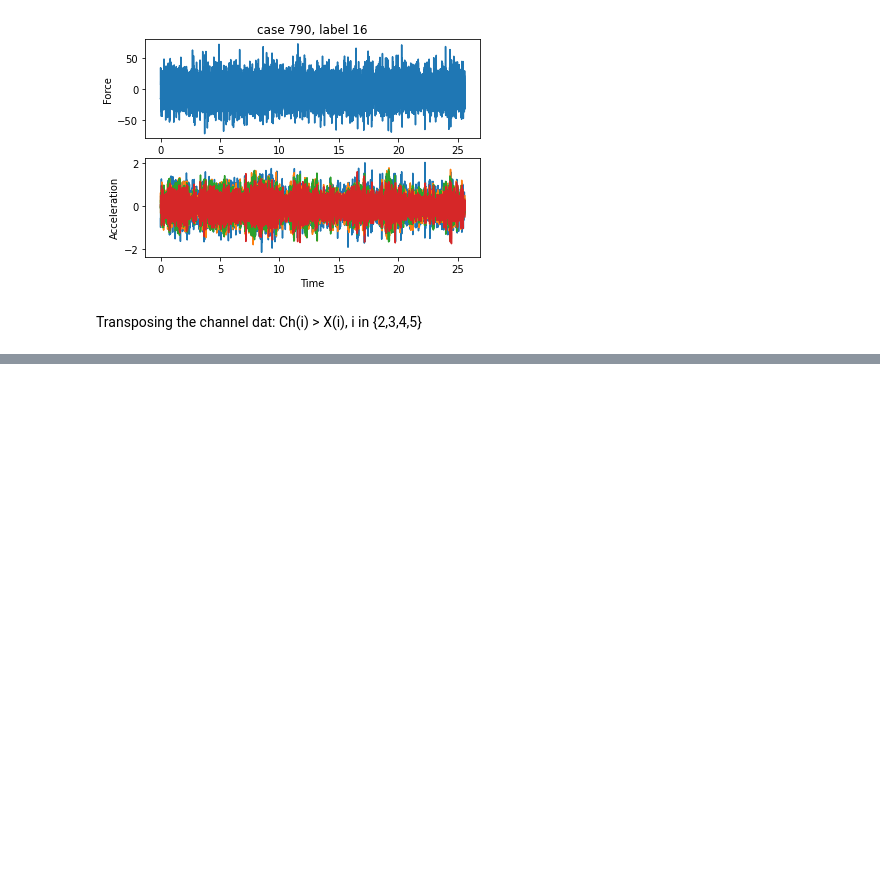
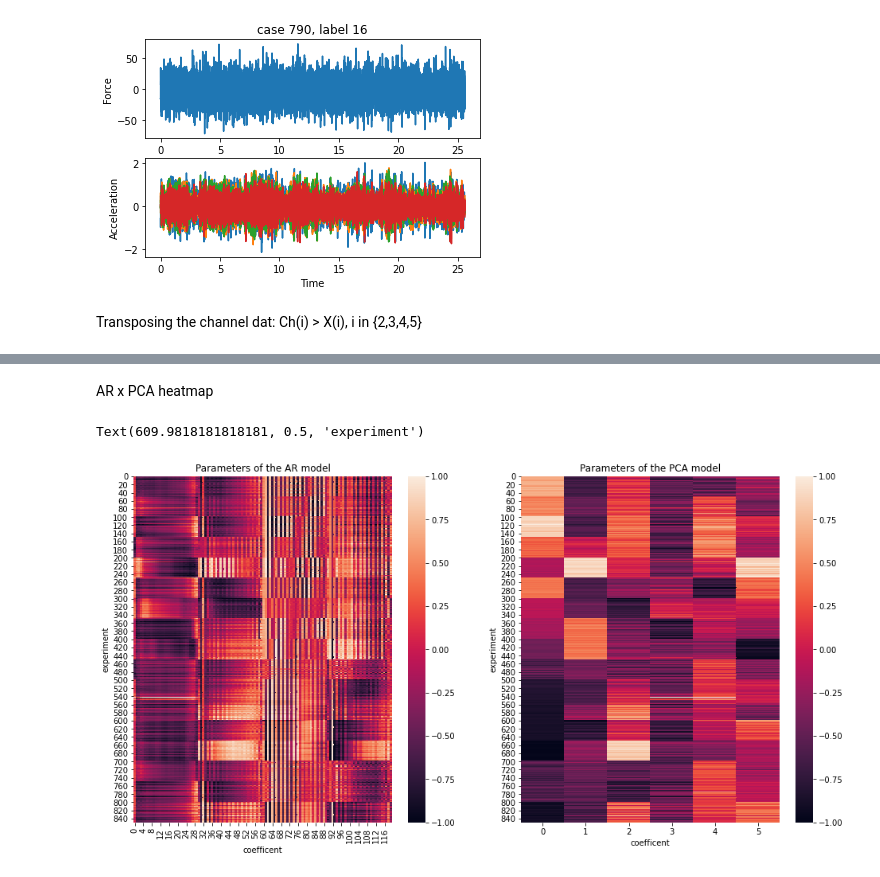
Before and after one commit to felipecostapereira/Task_02_PCA_LinearModels, a Jupyter notebook: task02.ipynb, the cells around one changed output, grey strips where cells are left out. Drawn from its saved outputs; the diff is of its cells as text; code cells hidden in the pictures; blank space fills up the shorter version.

```diff
--- a/task02.ipynb
+++ b/task02.ipynb
@@ -133,0 +135,2 @@ sns.heatmap(df2)
+# %%
+X2 = pca.fit_transform(X1)
@@ -133,0 +149,10 @@ sns.heatmap(df2)
+# %%
+dfx1 = pd.DataFrame(X1_scaled)
+dfx1_label = dfx1.copy()
+dfx1_label['label'] = y
+
+dfx2 = pd.DataFrame(X2_scaled)
+dfx2_label = dfx2.copy()
+dfx2_label['label'] = y
+
+dfx2_label.sample(10)
@@ -133,0 +171,17 @@ sns.heatmap(df2)
+# %% [markdown]
+AR x PCA heatmap
+# %%
+plt.subplots(figsize=(16,8))
+plt.subplot(121)
+ax = sns.heatmap(dfx1)
+ax.set_title('Parameters of the AR model')
+ax.set_xlabel('coefficent')
+ax.set_ylabel('experiment')
+plt.subplot(122)
+ax2 = sns.heatmap(dfx2)
+ax2.set_title('Parameters of the PCA model')
+ax2.set_xlabel('coefficent')
+ax2.set_ylabel('experiment')
+# %% [output]
+Text(609.9818181818181, 0.5, 'experiment')
+[figure, added]
```
Also changed, not shown: parts of 18 cells of this notebook.
